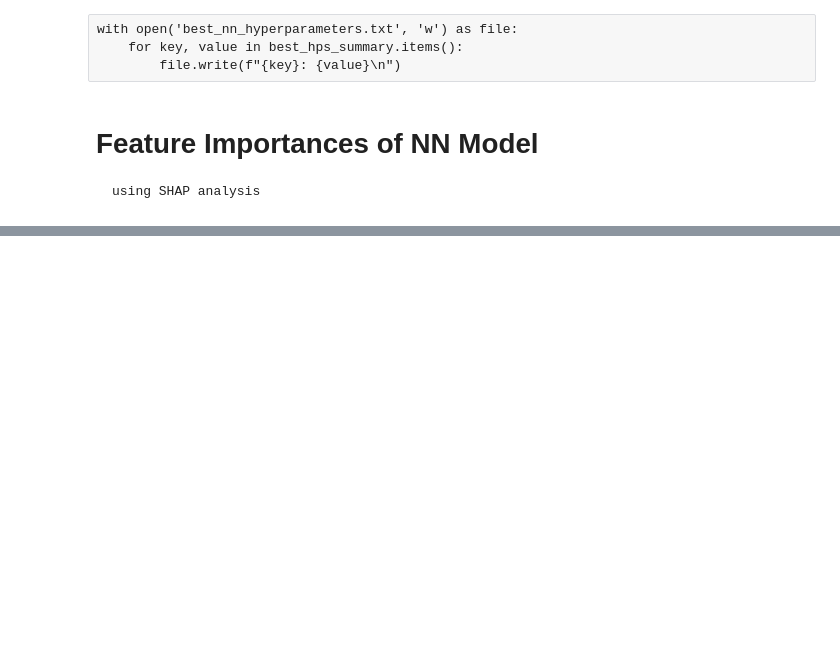
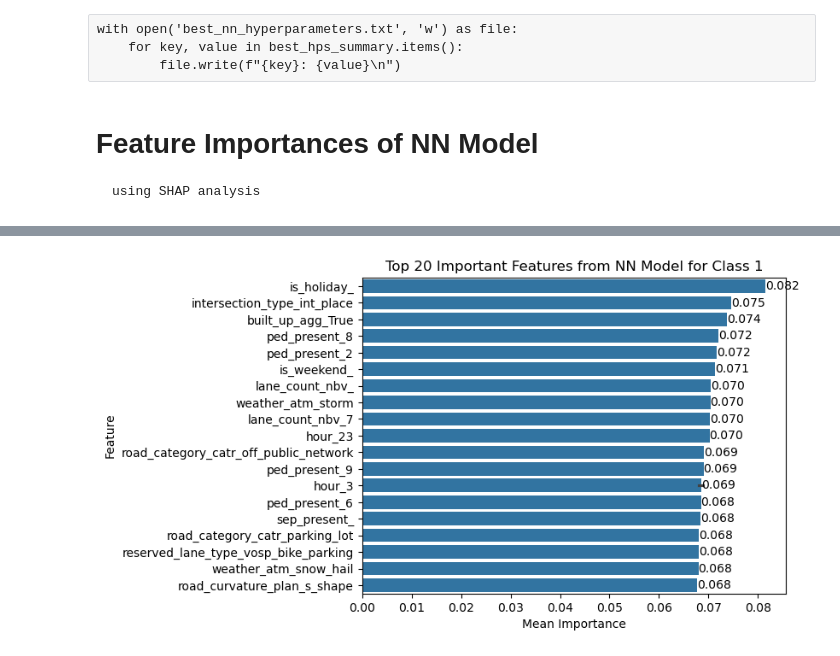
Before and after one commit to August-JF-Perez/AugustP_Crash_Location_Characterization, a Jupyter notebook: Capstone_3_Everything.ipynb, the cells around one changed output, grey strips where cells are left out. Saved outputs shown, nothing was run; the diff lists cells and outputs as text; code cells hidden in the pictures; blank space fills up the shorter version.

```diff
--- a/Capstone_3_Everything.ipynb
+++ b/Capstone_3_Everything.ipynb
@@ -3857,0 +4046,12 @@ Convert the random forest model and feature importances back to code cells
+# %%
+flat_importance = []
+for sublist in feature_importance_list:
+    for feature, importance in sublist:
+        flat_importance.append((feature, importance))
+# %%
+# Create a DataFrame from the flattened list
+importance_df = pd.DataFrame(flat_importance, columns=['Feature', 'Importance'])
+# %%
+# Group by feature and calculate the mean importance
+mean_importance = importance_df.groupby('Feature').mean().reset_index()
+mean_importance = mean_importance.sort_values(by='Importance', ascending=False).head(20)
@@ -3857,0 +4067,8 @@ Convert the random forest model and feature importances back to code cells
+# %%
+#remove the extra characters from the feature names
+characters_to_remove = r'[<>0.01 0.00 1.00 =]'
+
+mean_importance['Feature'] = mean_importance['Feature'].str.replace(characters_to_remove, '', regex=True)
+mean_importance['Feature'] = mean_importance['Feature'].str.strip()
+
+mean_importance.head()
@@ -3857,0 +4082,16 @@ Convert the random forest model and feature importances back to code cells
+# %%
+plot_top_20_nn = sns.barplot(x='Importance', y='Feature', data=mean_importance)
+plt.title('Top 20 Important Features from NN Model for Class 1')
+plt.xlabel('Mean Importance')
+plt.ylabel('Feature')
+
+for bar in plot_top_20_nn.patches:
+    plt.text(bar.get_width(), bar.get_y() + bar.get_height()/2,
+             f'{bar.get_width():.3f}',
+             va='center', ha='left', color='black')
+
+plt.savefig('figures/plot_top_20_nn.png', bbox_inches='tight', dpi=300)
+
+plt.show()
+# %% [output]
+[figure, added]
```
Also changed, not shown: parts of 56 cells of this notebook, 3 other files.
